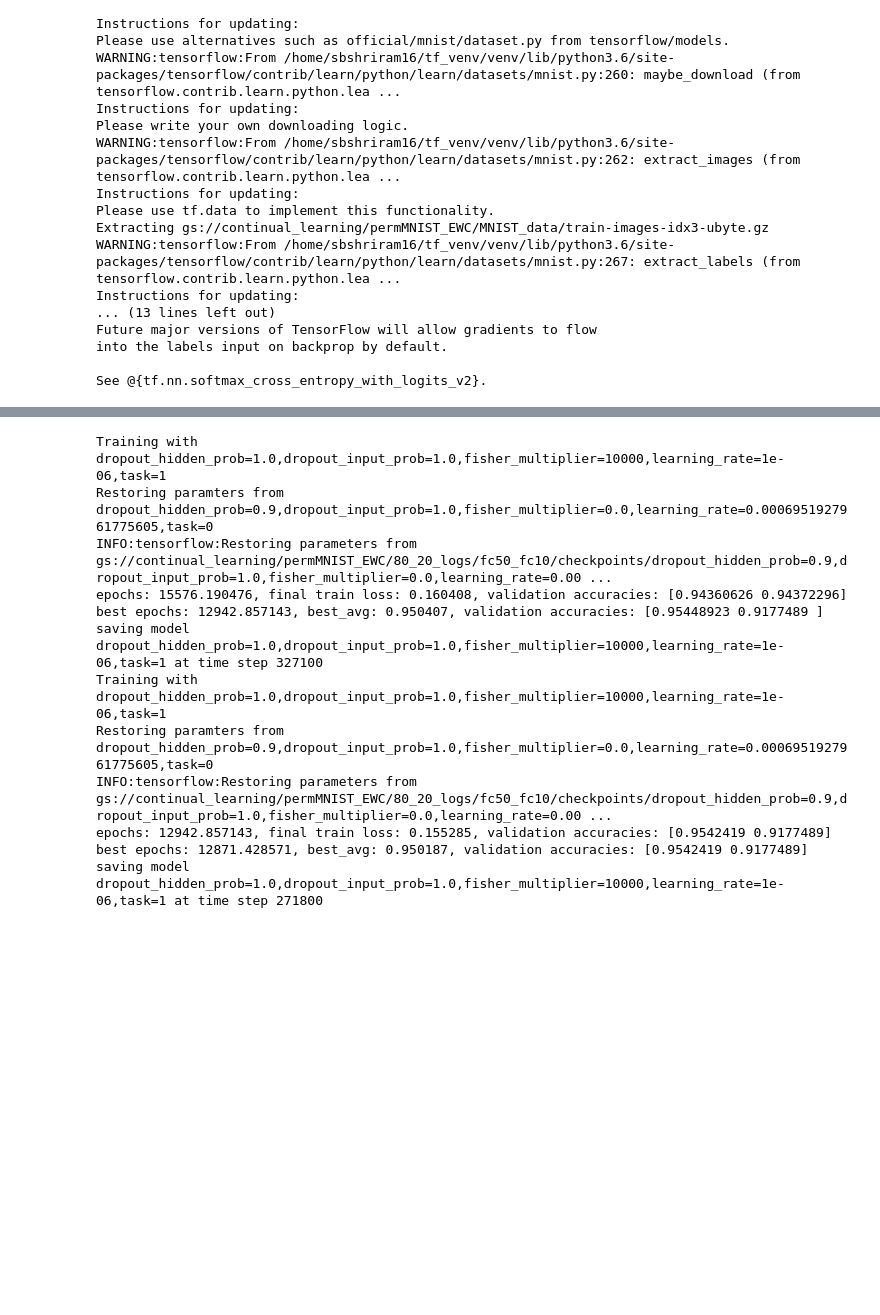
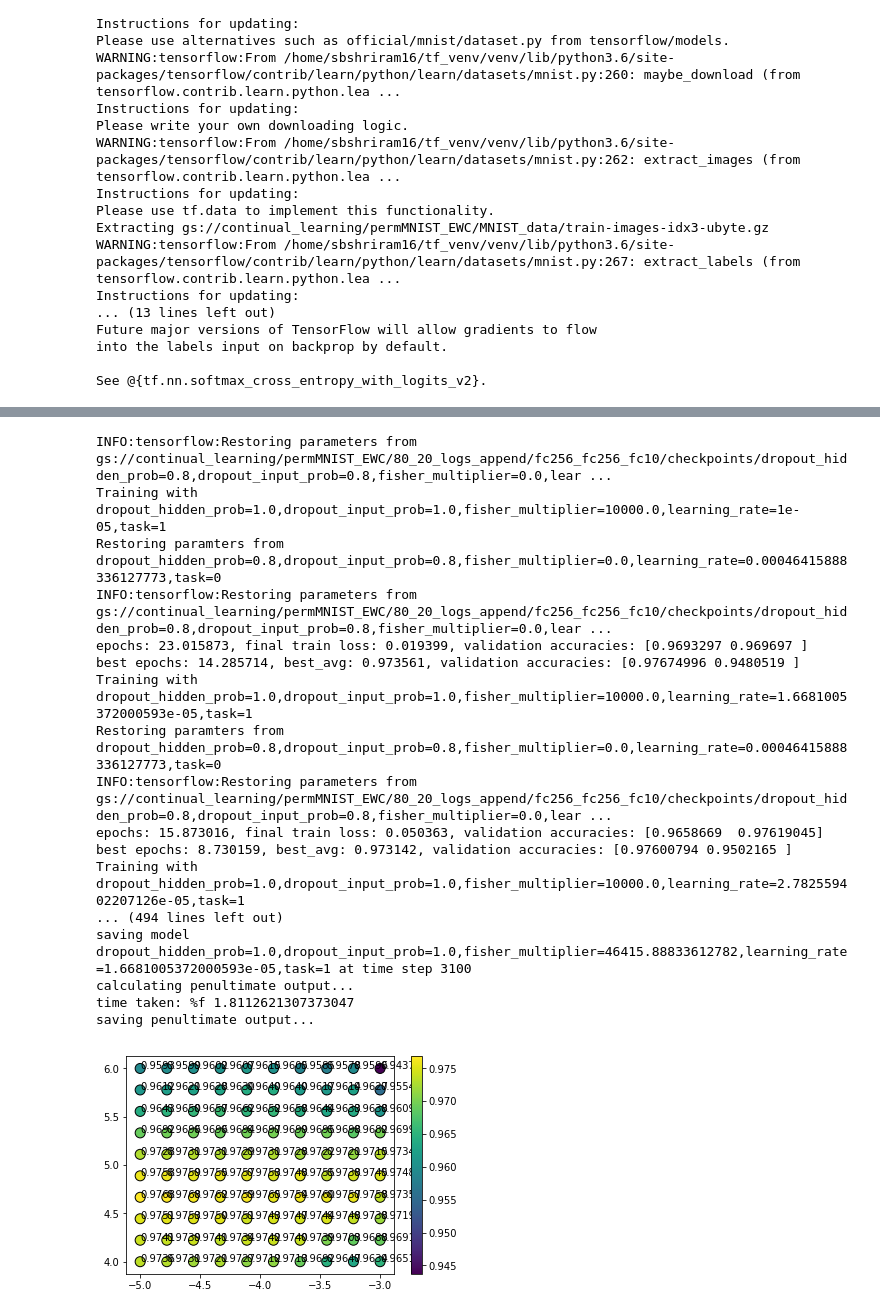
Before and after one commit to shriramsb/continual_learning, a Jupyter notebook: EWC_disjointMNIST/split_mnist_train.ipynb, the cells around one changed output, grey strips where cells are left out. Cells and saved outputs as stored; diff of their text form; code cells hidden in the pictures; blank space fills up the shorter version.

```diff
--- a/EWC_disjointMNIST/split_mnist_train.ipynb
+++ b/EWC_disjointMNIST/split_mnist_train.ipynb
@@ -277,18 +292,41 @@ tuner.hparams_list[t] = hparams
 # %%
-best_avg, best_hparams = tuner.tune_on_task(t, BATCH_SIZE)
+best_avg, best_hparams = tuner.tune_on_task(t, BATCH_SIZE, save_weights=False)
 # %% [output]
-Training with dropout_hidden_prob=1.0,dropout_input_prob=1.0,fisher_multiplier=10000,learning_rate=1e-06,task=1
-Restoring paramters from dropout_hidden_prob=0.9,dropout_input_prob=1.0,fisher_multiplier=0.0,learning_rate=0.0006951927961775605,task=0
-INFO:tensorflow:Restoring parameters from gs://continual_learning/permMNIST_EWC/80_20_logs/fc50_fc10/checkpoints/dropout_hidden_prob=0.9,dropout_input_prob=1.0,fisher_multiplier=0.0,learning_rate=0.00 ...
-epochs: 15576.190476, final train loss: 0.160408, validation accuracies: [0.94360626 0.94372296]
-best epochs: 12942.857143, best_avg: 0.950407, validation accuracies: [0.95448923 0.9177489 ]
-saving model dropout_hidden_prob=1.0,dropout_input_prob=1.0,fisher_multiplier=10000,learning_rate=1e-06,task=1 at time step 327100
-Training with dropout_hidden_prob=1.0,dropout_input_prob=1.0,fisher_multiplier=10000,learning_rate=1e-06,task=1
-Restoring paramters from dropout_hidden_prob=0.9,dropout_input_prob=1.0,fisher_multiplier=0.0,learning_rate=0.0006951927961775605,task=0
-INFO:tensorflow:Restoring parameters from gs://continual_learning/permMNIST_EWC/80_20_logs/fc50_fc10/checkpoints/dropout_hidden_prob=0.9,dropout_input_prob=1.0,fisher_multiplier=0.0,learning_rate=0.00 ...
-epochs: 12942.857143, final train loss: 0.155285, validation accuracies: [0.9542419 0.9177489]
-best epochs: 12871.428571, best_avg: 0.950187, validation accuracies: [0.9542419 0.9177489]
-saving model dropout_hidden_prob=1.0,dropout_input_prob=1.0,fisher_multiplier=10000,learning_rate=1e-06,task=1 at time step 271800
+INFO:tensorflow:Restoring parameters from gs://continual_learning/permMNIST_EWC/80_20_logs_append/fc256_fc256_fc10/checkpoints/dropout_hidden_prob=0.8,dropout_input_prob=0.8,fisher_multiplier=0.0,lear ...
+Training with dropout_hidden_prob=1.0,dropout_input_prob=1.0,fisher_multiplier=10000.0,learning_rate=1e-05,task=1
+Restoring paramters from dropout_hidden_prob=0.8,dropout_input_prob=0.8,fisher_multiplier=0.0,learning_rate=0.00046415888336127773,task=0
+INFO:tensorflow:Restoring parameters from gs://continual_learning/permMNIST_EWC/80_20_logs_append/fc256_fc256_fc10/checkpoints/dropout_hidden_prob=0.8,dropout_input_prob=0.8,fisher_multiplier=0.0,lear ...
+epochs: 23.015873, final train loss: 0.019399, validation accuracies: [0.9693297 0.969697 ]
+best epochs: 14.285714, best_avg: 0.973561, validation accuracies: [0.97674996 0.9480519 ]
+Training with dropout_hidden_prob=1.0,dropout_input_prob=1.0,fisher_multiplier=10000.0,learning_rate=1.6681005372000593e-05,task=1
+Restoring paramters from dropout_hidden_prob=0.8,dropout_input_prob=0.8,fisher_multiplier=0.0,learning_rate=0.00046415888336127773,task=0
+INFO:tensorflow:Restoring parameters from gs://continual_learning/permMNIST_EWC/80_20_logs_append/fc256_fc256_fc10/checkpoints/dropout_hidden_prob=0.8,dropout_input_prob=0.8,fisher_multiplier=0.0,lear ...
+epochs: 15.873016, final train loss: 0.050363, validation accuracies: [0.9658669  0.97619045]
+best epochs: 8.730159, best_avg: 0.973142, validation accuracies: [0.97600794 0.9502165 ]
+Training with dropout_hidden_prob=1.0,dropout_input_prob=1.0,fisher_multiplier=10000.0,learning_rate=2.782559402207126e-05,task=1
+... (494 lines left out)
+saving model dropout_hidden_prob=1.0,dropout_input_prob=1.0,fisher_multiplier=46415.88833612782,learning_rate=1.6681005372000593e-05,task=1 at time step 3100
+calculating penultimate output...
+time taken: %f 1.8112621307373047
+saving penultimate output...
+# %%
+import math
+lr_scatter = ([math.log10(h['learning_rate']) for h in hparams])
+fm_scatter = [math.log10(h['fisher_multiplier']) for h in hparams]
+colors = []
+for i in range(len(hparams)):
+    cur_hparam_tuple = tuple([v for k, v in sorted(hparams[i].items())])
+    colors.append(tuner.results_list[t][cur_hparam_tuple]['best_avg'])
+
+marker_size = 100
+fig, ax = plt.subplots()
+plt.scatter(lr_scatter, fm_scatter, marker_size, c=colors, edgecolors='black')
+plt.colorbar()
+for i in range(len(lr_scatter)):
+    ax.annotate(str('%0.4f' % (colors[i], )), (lr_scatter[i], fm_scatter[i]))
+plt.show()
+# %% [output]
+[figure, added]
 # %%
 print(best_avg, best_hparams)
 VALIDATION_BATCH_SIZE = 32
```
Also changed, not shown: parts of 29 cells of this notebook, 2 other files.
